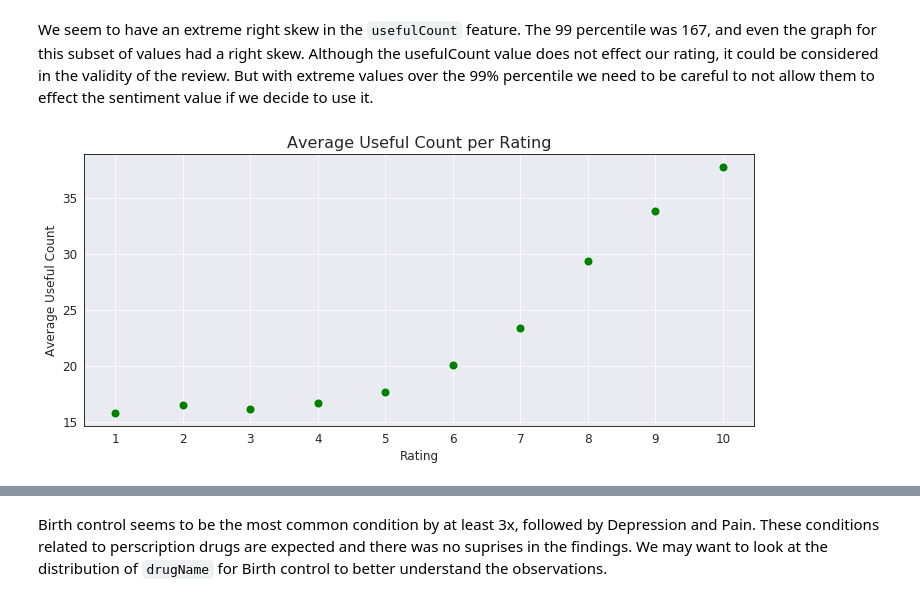
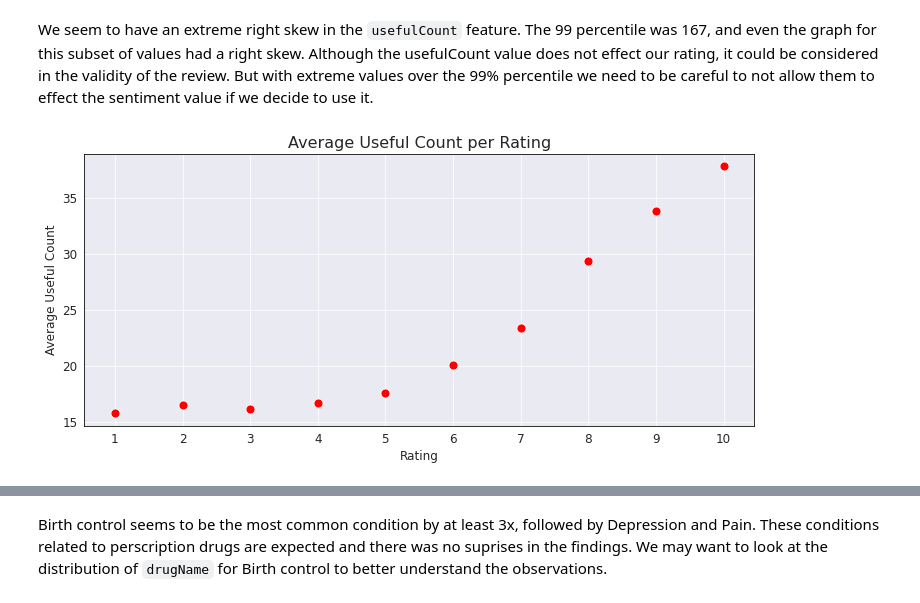
Before and after one commit to dhelms1/drug_data_analysis, a Jupyter notebook: SentimentAnalysis.ipynb, the cells around one changed output, grey strips where cells are left out. Cells and saved outputs as stored; diff of their text form; code cells hidden in the pictures.

```diff
--- a/SentimentAnalysis.ipynb
+++ b/SentimentAnalysis.ipynb
@@ -40,7 +44,6 @@ import seaborn as sns
 
 # Set style parameters for graphs
 sns.set_style("darkgrid", {'axes.edgecolor': 'black'})
-sns.set_palette(palette=sns.color_palette("viridis", 10))
 plt.rcParams['font.size'] = 12
 plt.rcParams['axes.titlesize'] = 16
 plt.rcParams["legend.edgecolor"] = 'black'
@@ -72,3 +96,6 @@ We want to read in data from the UCI archive directly since we are using SageMak
+# %%
+train = pd.read_csv(f'{data_dir}/drugsComTrain_raw.tsv', sep = '\t')
+test = pd.read_csv(f'{data_dir}/drugsComTest_raw.tsv', sep = '\t')
 # %%
 train.drop('Unnamed: 0', axis=1, inplace=True) # unique id (not needed)
 train.head()
@@ -170,12 +193,12 @@ We seem to have an extreme right skew in the `usefulCount` feature. The 99 perce
 # %%
 rate_useful = train.groupby('rating').agg('sum').usefulCount / train.groupby('rating').agg('count')['index']
 plt.figure(figsize=(12,5))
-sns.scatterplot(x=rate_useful.index, y=rate_useful.values, s=80, color='green')
+sns.scatterplot(x=rate_useful.index, y=rate_useful.values, s=80, color='red')
 plt.xlabel('Rating')
 plt.xticks(np.arange(1,11))
 plt.ylabel('Average Useful Count')
 plt.title('Average Useful Count per Rating')
 plt.show();
 # %% [output]
-[figure, old version]
+[figure, new version]
 # %% [markdown]
```
Also changed, not shown: parts of 30 cells of this notebook.
